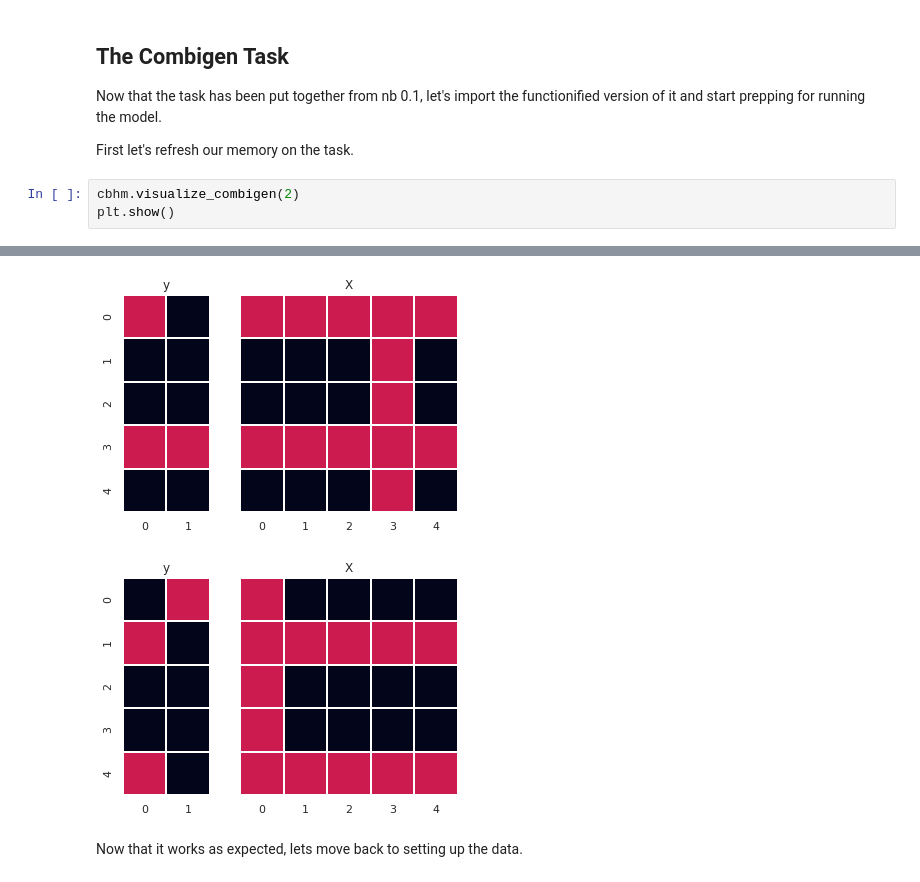
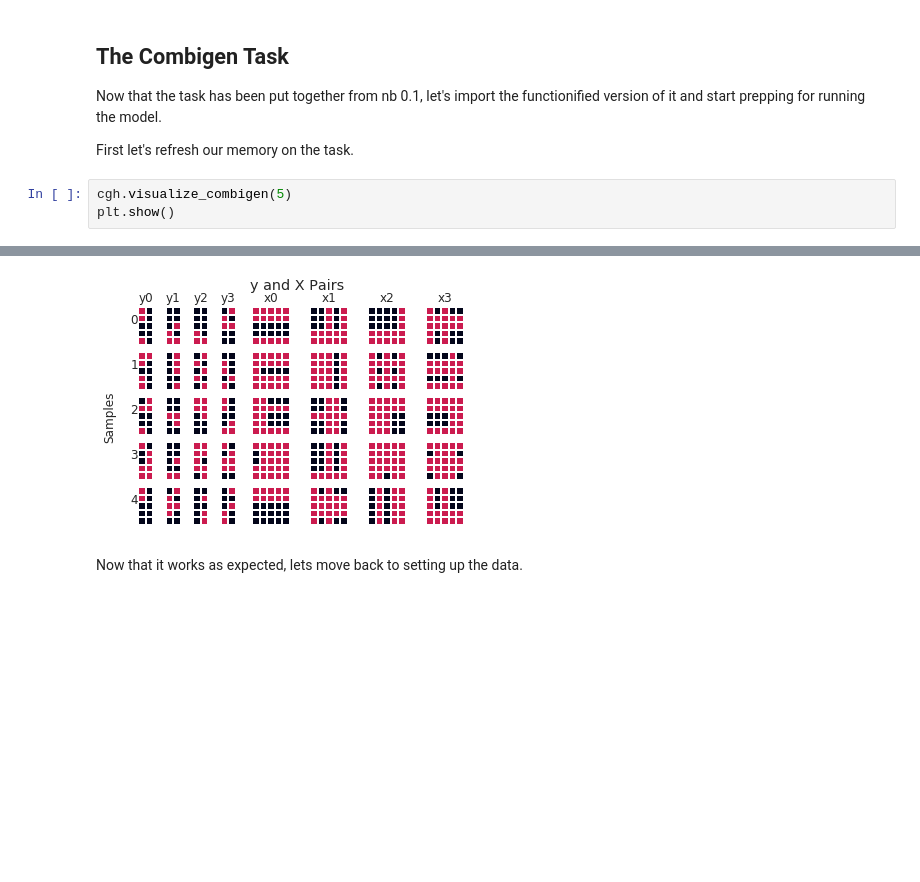
Before and after one commit to apra93/leabra-tf, a Jupyter notebook: docs/source/notebooks/0.2-Running-a-Basic-Model-on-Combigen.ipynb, the cells around one changed output, grey strips where cells are left out. Cells and saved outputs as stored; diff of their text form; blank space fills up the shorter version.

Commit message:
WIP: Continuing to struggle with the combigen model.

```diff
--- a/docs/source/notebooks/0.2-Running-a-Basic-Model-on-Combigen.ipynb
+++ b/docs/source/notebooks/0.2-Running-a-Basic-Model-on-Combigen.ipynb
@@ -92,6 +95,6 @@ Now that the task has been put together from nb 0.1, let's import the functionif
 
 First let's refresh our memory on the task.
 # %%
-cbhm.visualize_combigen(2)
+cgh.visualize_combigen(5)
 plt.show()
 # %% [output]
@@ -100,5 +101,4 @@ plt.show()
-[figure, old version]
+[figure, new version]
-[figure, removed]
 # %% [markdown]
 Now that it works as expected, lets move back to setting up the data.
 # %% [markdown]
```
Also changed, not shown: parts of 18 cells of this notebook, 4 other files.
